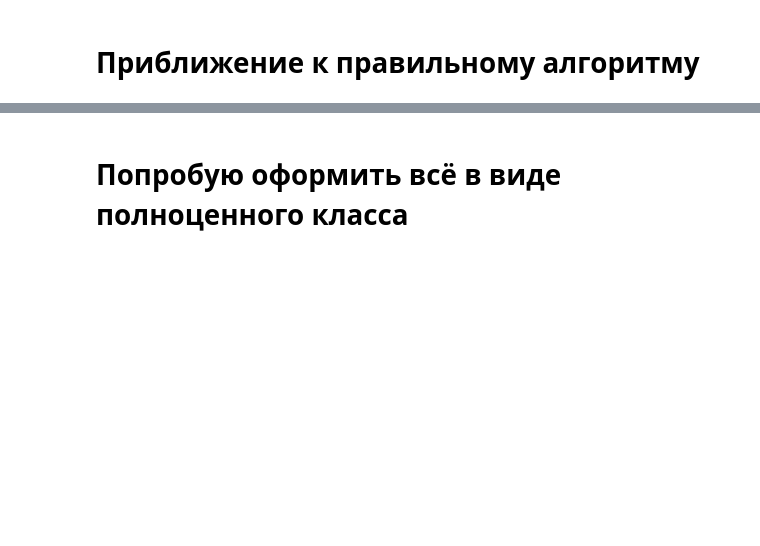
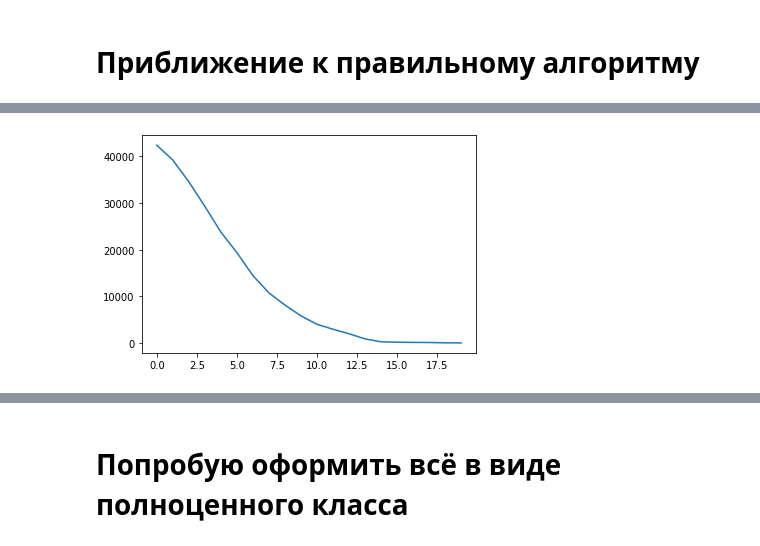
Before and after one commit to 89605502155/PLS, a Jupyter notebook: N-PLS.ipynb, the cells around one changed output, grey strips where cells are left out. Saved outputs shown, nothing was run; the diff lists cells and outputs as text; code cells hidden in the pictures; blank space fills up the shorter version.

```diff
--- a/N-PLS.ipynb
+++ b/N-PLS.ipynb
@@ -111,0 +123,5 @@ array([5450.19419996, 4930.33342223, 4576.11980653, 4300.81569636,
+# %%
+plt.plot(output[0:20])
+plt.show();
+# %% [output]
+[figure, added]
```
Also changed, not shown: parts of 10 cells of this notebook, 1 other file.
